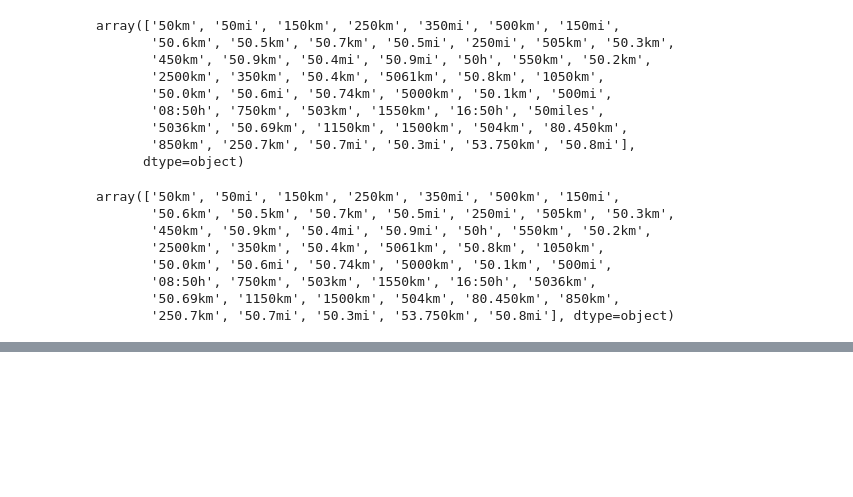
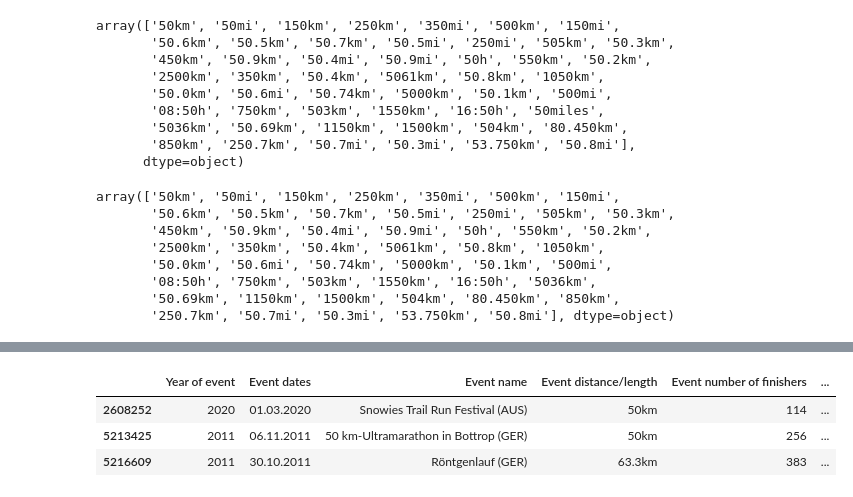
Before and after one commit to OlesiaNZ/python_running_data_analysis, a Jupyter notebook: analysis-the-big-dataset-of-ultra-marathon-running.ipynb, the cells around one changed output, grey strips where cells are left out. Saved outputs shown, nothing was run; the diff lists cells and outputs as text; code cells hidden in the pictures; blank space fills up the shorter version.

```diff
--- a/analysis-the-big-dataset-of-ultra-marathon-running.ipynb
+++ b/analysis-the-big-dataset-of-ultra-marathon-running.ipynb
@@ -274,8 +274,3 @@ array(['50km', '50mi', '150km', '250km', '350mi', '500km', '150mi',
        '08:50h', '750km', '503km', '1550km', '16:50h', '5036km',
        '50.69km', '1150km', '1500km', '504km', '80.450km', '850km',
        '250.7km', '50.7mi', '50.3mi', '53.750km', '50.8mi'], dtype=object)
-# %%
-# I wanted to see if Russia is a part of this dataset
-df.dropna(subset=['Athlete country'], inplace=True)
-# Filter rows where 'Athlete country' contains 'RU' all NaN is ignored
-df[df['Athlete country'].str.contains('RU', na=False)]
@@ -298,0 +294,7 @@ df[df['Athlete country'].str.contains('RU', na=False)]
+# %%
+df[df['Athlete country'].isna()]
+# %% [output]
+|  | Year of event | Event dates | Event name | Event distance/length | Event number of finishers | ... |
+| 2608252 | 2020 | 01.03.2020 | Snowies Trail Run Festival (AUS) | 50km | 114 | ... |
+| 5213425 | 2011 | 06.11.2011 | 50 km-Ultramarathon in Bottrop (GER) | 50km | 256 | ... |
+| 5216609 | 2011 | 30.10.2011 | Röntgenlauf (GER) | 63.3km | 383 | ... |
```
Also changed, not shown: parts of 9 cells of this notebook.
